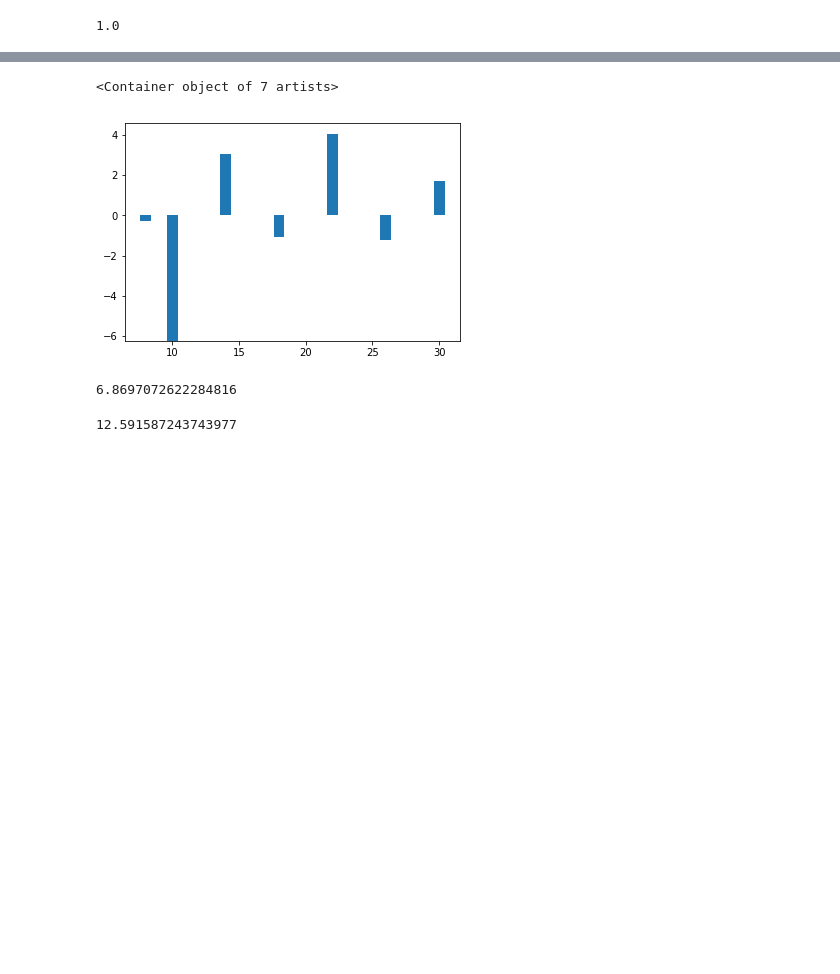
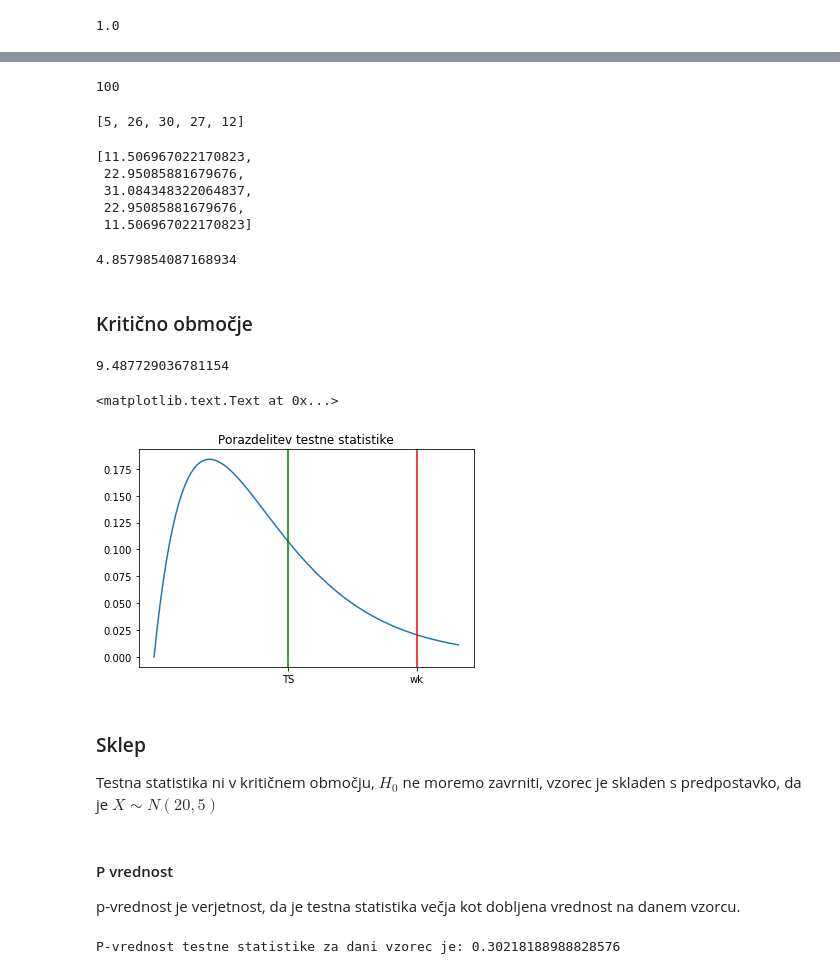
Before and after one commit to mrcinv/ovs.py, a Jupyter notebook: Testiranje domnev.ipynb, the cells around one changed output, grey strips where cells are left out. Saved outputs shown, nothing was run; the diff lists cells and outputs as text; code cells hidden in the pictures; blank space fills up the shorter version.

```diff
--- a/Testiranje domnev.ipynb
+++ b/Testiranje domnev.ipynb
@@ -265,14 +352,52 @@ f_0
+# %%
+sum(f)
+# %% [output]
+100
+# %%
+f_1 = [sum(f[:2])] + f[2:-2] + [sum(f[-2:])]
+f_1
+# %% [output]
+[5, 26, 30, 27, 12]
+# %%
+f_01 = [sum(f_0[:2])] + f_0[2:-2] + [sum(f_0[-2:])]
+f_01
+# %% [output]
+[11.506967022170823,
+ 22.95085881679676,
+ 31.084348322064837,
+ 22.95085881679676,
+ 11.506967022170823]
 # %%
-plt.bar([8]+x,[f[i]-f_0[i] for i in range(len(f))])
+TS = sum((f_1[i] - f_01[i])**2/f_01[i] for i in range(len(f_1)))
+TS
 # %% [output]
-<Container object of 7 artists>
+4.8579854087168934
-[figure, removed]
-# %%
-TS  = sum((f[i]-f_0[i])**2/f_0[i] for i in range(len(f)))
-TS
-# %% [output]
-6.8697072622284816
-# %%
-chi2.ppf(0.95, len(f)-1)
-# %% [output]
-12.591587243743977
+# %% [markdown]
+### Kritično območje
+# %%
+wk = chi2.ppf(1 - alfa, len(f_1)-1)
+wk
+# %% [output]
+9.487729036781154
+# %%
+import numpy as np
+t = np.linspace(0,11, 100)
+plt.plot(t, chi2.pdf(t, 4))
+plt.axvline(x = wk, color="r")
+plt.axvline(x = TS, color="g")
+plt.xticks((TS, wk), ("TS", "wk"))
+plt.title("Porazdelitev testne statistike")
+# %% [output]
+<matplotlib.text.Text at 0x...>
+[figure, added]
+# %% [markdown]
+### Sklep
+Testna statistika ni v kritičnem območju, $H_0$ ne moremo zavrniti, vzorec je skladen s predpostavko, da je $X\sim N(20,5)$
+# %% [markdown]
+#### P vrednost
+p-vrednost je verjetnost, da je testna statistika večja kot dobljena vrednost na danem vzorcu.
+# %%
+p_val = 1 - chi2.cdf(TS, 4)
+print("P-vrednost testne statistike za dani vzorec je: {}".format(p_val))
+# %% [output]
+P-vrednost testne statistike za dani vzorec je: 0.30218188988828576
```
Also changed, not shown: parts of 42 cells of this notebook.
